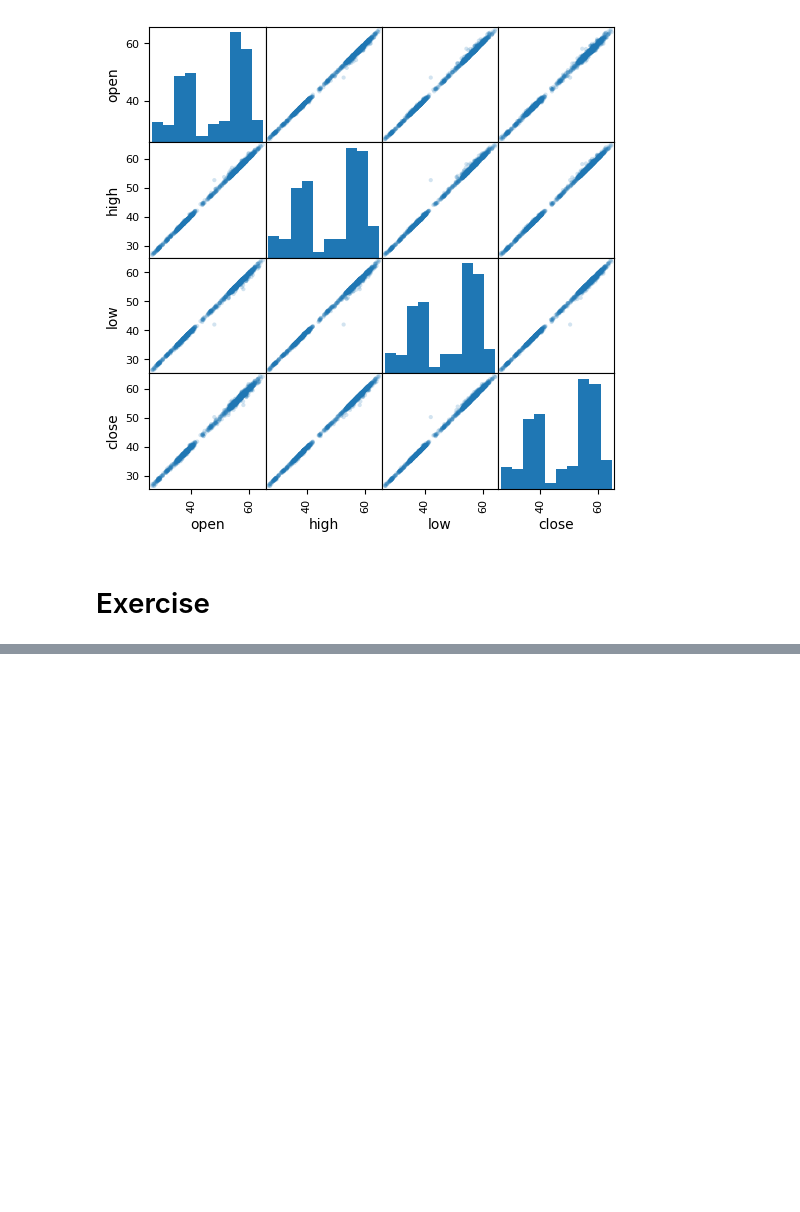
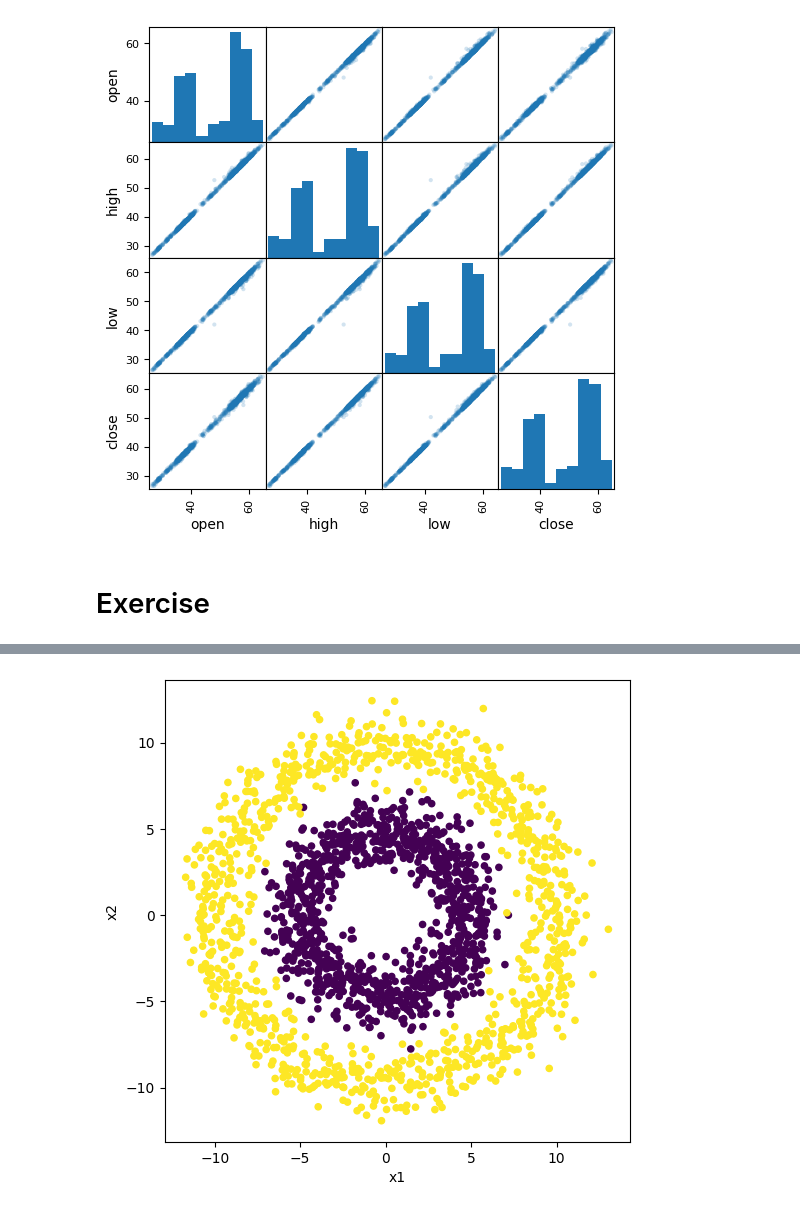
Before and after one commit to elifberkman/deep-learning-prereaquisites, a Jupyter notebook: numpy-stack-v2/Pandas.ipynb, the cells around one changed output, grey strips where cells are left out. Saved outputs shown, nothing was run; the diff lists cells and outputs as text; code cells hidden in the pictures; blank space fills up the shorter version.

```diff
--- a/numpy-stack-v2/Pandas.ipynb
+++ b/numpy-stack-v2/Pandas.ipynb
@@ -384,0 +407,4 @@ df_ex.to_csv("exercise.csv", index=False, header=False)
+# %%
+df_ex.plot.scatter('x1','x2',c ='y', figsize=(6, 6), colorbar=False);
+# %% [output]
+[figure, added]
```
Also changed, not shown: parts of 8 cells of this notebook.
